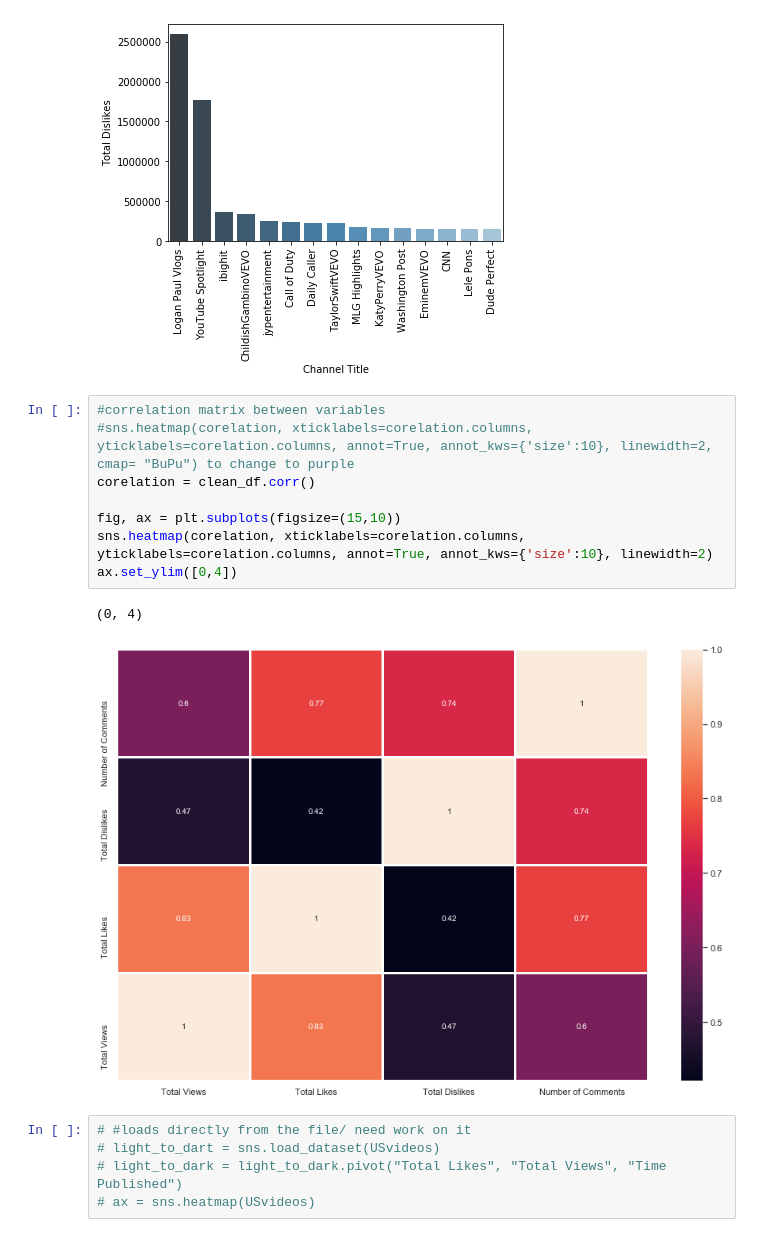
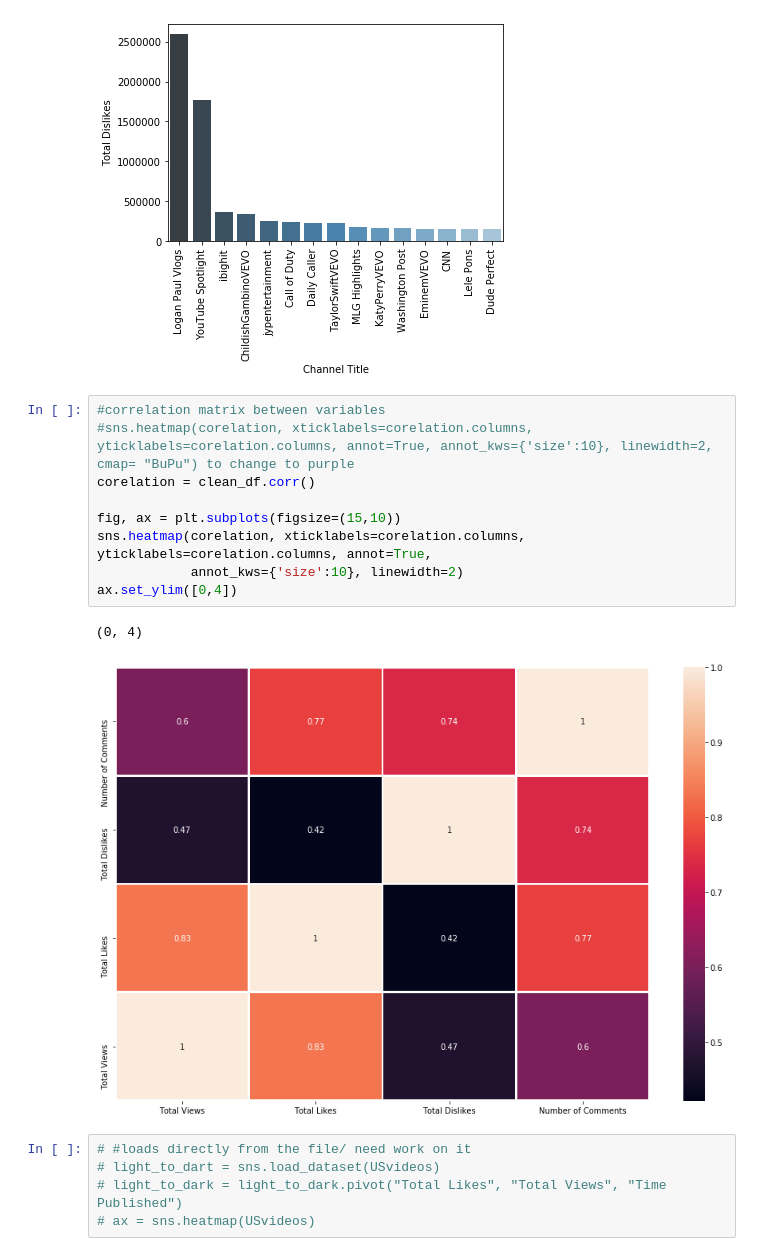
Before and after one commit to paholland/Project_YoutubeVideoStatistics, a Jupyter notebook: Polina/mypart2.ipynb, the cells around one changed output. Saved outputs shown, nothing was run; the diff lists cells and outputs as text.

```diff
--- a/Polina/mypart2.ipynb
+++ b/Polina/mypart2.ipynb
@@ -357,14 +357,15 @@ plt.xticks (rotation=90)
 # %%
 #correlation matrix between variables
 #sns.heatmap(corelation, xticklabels=corelation.columns, yticklabels=corelation.columns, annot=True, annot_kws={'size':10}, linewidth=2, cmap= "BuPu") to change to purple
 corelation = clean_df.corr()
 
 fig, ax = plt.subplots(figsize=(15,10))
-sns.heatmap(corelation, xticklabels=corelation.columns, yticklabels=corelation.columns, annot=True, annot_kws={'size':10}, linewidth=2)
+sns.heatmap(corelation, xticklabels=corelation.columns, yticklabels=corelation.columns, annot=True,
+            annot_kws={'size':10}, linewidth=2)
 ax.set_ylim([0,4])
 # %% [output]
 (0, 4)
-[figure, old version]
+[figure, new version]
 # %%
 # #loads directly from the file/ need work on it
 # light_to_dart = sns.load_dataset(USvideos)
```
Also changed, not shown: 1 other file.
